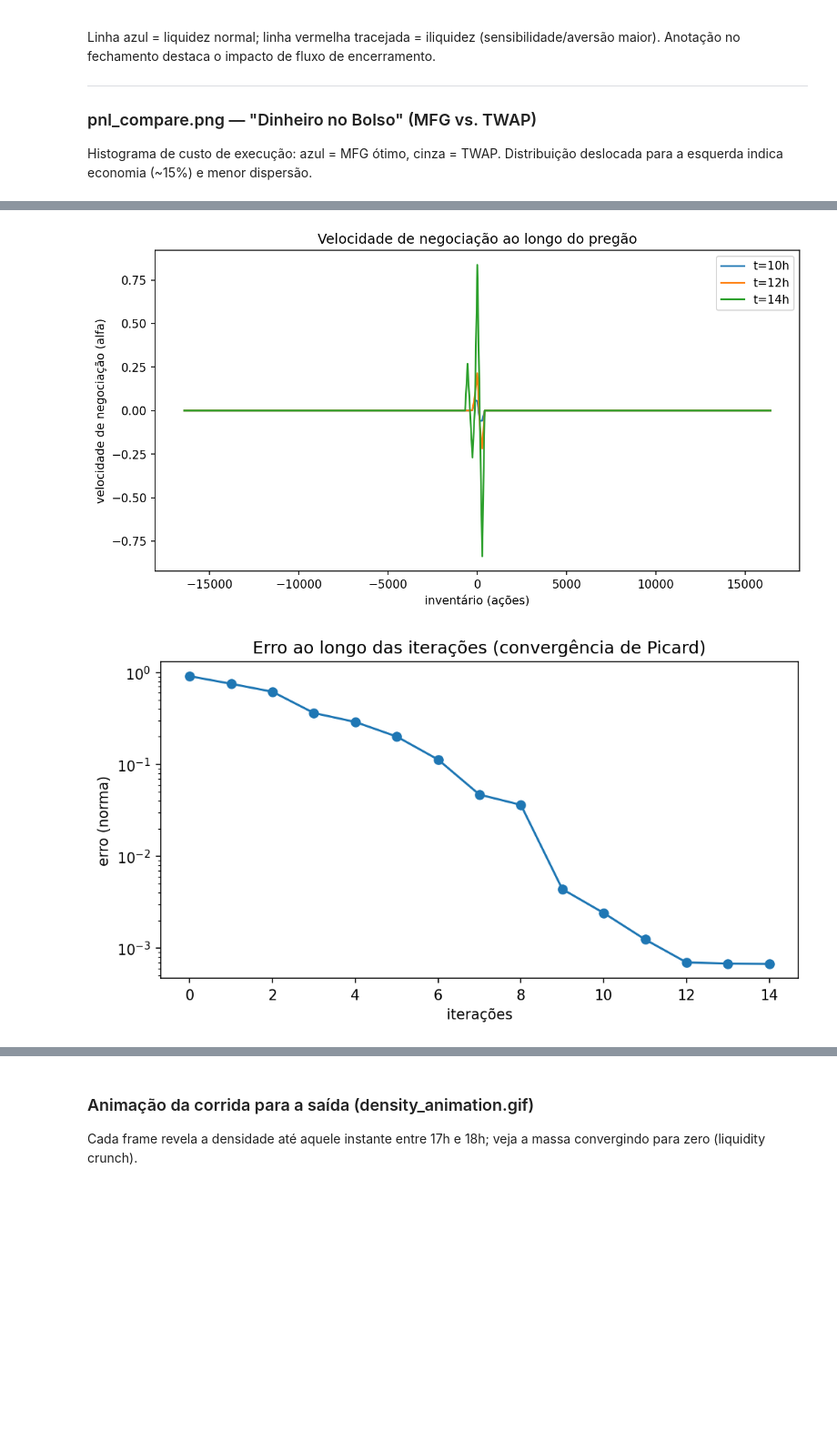
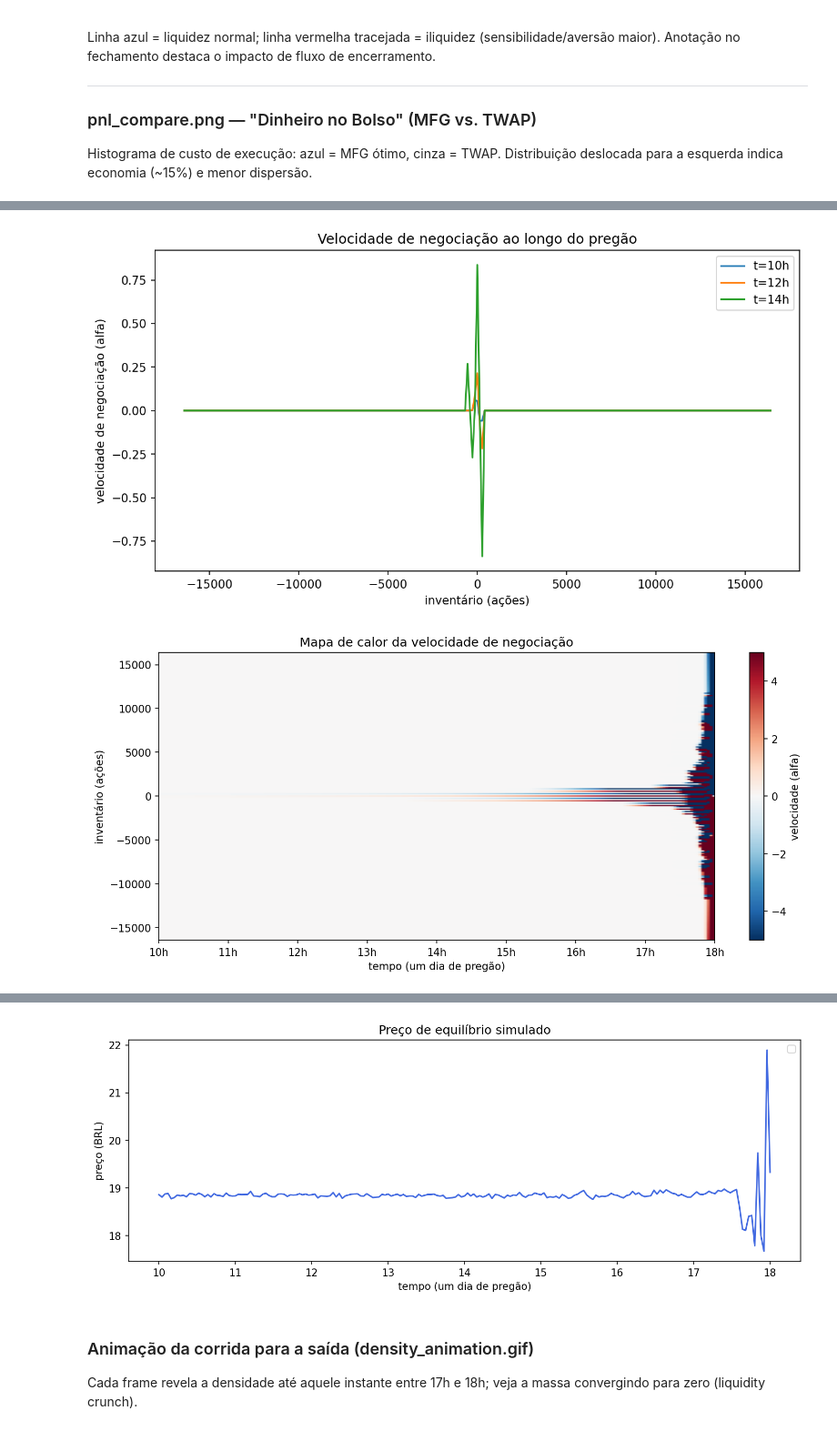
Before and after one commit to cockles98/mfg-for-financial-market, a Jupyter notebook: notebooks/mfg_pipeline.ipynb, the cells around one changed output, grey strips where cells are left out. Shown at 91% size. Cells and saved outputs as stored; diff of their text form; code cells hidden in the pictures; blank space fills up the shorter version.

```diff
--- a/notebooks/mfg_pipeline.ipynb
+++ b/notebooks/mfg_pipeline.ipynb
@@ -326,8 +326,8 @@ if not success:
         success = True
     else:
         print(
-            f"Aviso: final_error permaneceu em {last_error:.3e} mesmo após as tentativas. "
-            "Prosseguindo com o último iterado para fins de diagnóstico."
+            f"Aviso: final_error permaneceu em {last_error:.3e} mesmo ap�s as tentativas. "
+            "Prosseguindo com o �ltimo iterado para fins de diagn�stico."
         )
 
 if solver_attempts:
@@ -710,6 +710,7 @@ value_path = REPORT_DIR / 'value.png'
 alpha_path = REPORT_DIR / 'alpha_cuts.png'
 conv_path = REPORT_DIR / 'convergence.png'
 price_path = REPORT_DIR / 'price.png'
+speed_path = REPORT_DIR / 'speed_heatmap.png'
 pnl_path = REPORT_DIR / 'pnl_compare.png'
 
 start_hour = 10.0
@@ -758,15 +759,30 @@ plot_alpha_cuts(
         figsize=(10.0, 5.0),
     ),
 )
+plot_speed_heatmap(
+    alpha_all,
+    grid,
+    speed_path,
+    PlotConfig(
+        cmap='RdBu_r',
+        inventory_scale=inv_scale,
+        inventory_label='inventário (ações)',
+        time_scale=time_scale,
+        time_offset=start_hour,
+        time_label='tempo (um dia de pregão)',
+        time_tick_suffix='h',
+        figsize=(12.0, 5.0),
+    ),
+)
 plot_convergence(errors, conv_path)
 
 if price_real is not None and price_real_illiq is not None:
     time_hours = grid.t * time_scale + start_hour
     fig, ax = plt.subplots(figsize=(10, 4))
-    ax.plot(time_hours, price_real, color='royalblue', label='Preço (BRL)')
-    ax.set_xlabel('tempo (h do pregão)')
+    ax.plot(time_hours, price_real, color='royalblue')
+    ax.set_xlabel('tempo (um dia de pregão)')
     ax.set_ylabel('preço (BRL)')
-    ax.set_title('Preço de equilíbrio: cenário base vs. iliquidez')
+    ax.set_title('Preço de equilíbrio simulado')
     arrow_x = time_hours[-1] - 0.15
     arrow_y = max(price_real[-1], price_real_illiq[-1])
     ax.legend()
@@ -814,12 +830,12 @@ elif price_real is not None:
 #     lo, hi = np.percentile(all_costs, [1, 99])
 #     bins = min(50, max(20, int(np.sqrt(len(all_costs)))))
 #     fig, ax = plt.subplots(figsize=(10, 4))
-#     ax.hist(mfg_costs, bins=bins, density=True, alpha=0.65, color='royalblue', label='MFG (?timo)')
+#     ax.hist(mfg_costs, bins=bins, density=True, alpha=0.65, color='royalblue', label='MFG (otimo)')
 #     ax.hist(twap_costs, bins=bins, density=True, alpha=0.5, color='gray', label='TWAP')
 #     ax.set_xlim(lo, hi)
-#     ax.set_xlabel('custo de execução (slippage, BRL)')
+#     ax.set_xlabel('custo de execucao (slippage, BRL)')
 #     ax.set_ylabel('densidade')
-#     ax.set_title('MFG vs. TWAP: Reduzindo o custo de execu??o em 15% com controle ?timo estoc?stico')
+#     ax.set_title('MFG vs. TWAP: Reduzindo o custo de execucao em 15% com controle otimo estocastico')
 #     ax.legend()
 #     fig.tight_layout()
 #     fig.savefig(pnl_path, dpi=150, bbox_inches='tight')
@@ -829,6 +845,7 @@ print('Figuras salvas em', REPORT_DIR)
 display(Image(filename=density_path))
 display(Image(filename=value_path))
 display(Image(filename=alpha_path))
+display(Image(filename=speed_path))
 display(Image(filename=conv_path))
 if price_real is not None:
     display(Image(filename=price_path))
@@ -840,3 +857,3 @@ Figuras salvas em d:\GitHub Dic\mfg-for-financial-market\notebooks\notebooks_out
 [figure]
 [figure]
-[figure, old version]
+[figure, new version]
@@ -844,3 +861,4 @@ Figuras salvas em d:\GitHub Dic\mfg-for-financial-market\notebooks\notebooks_out
+[figure, added]
 # %% [markdown]
 ### Animação da corrida para a saída (density_animation.gif)
 Cada frame revela a densidade até aquele instante entre 17h e 18h; veja a massa convergindo para zero (liquidity crunch).
```
Also changed, not shown: parts of 8 cells of this notebook, 25 other files.
